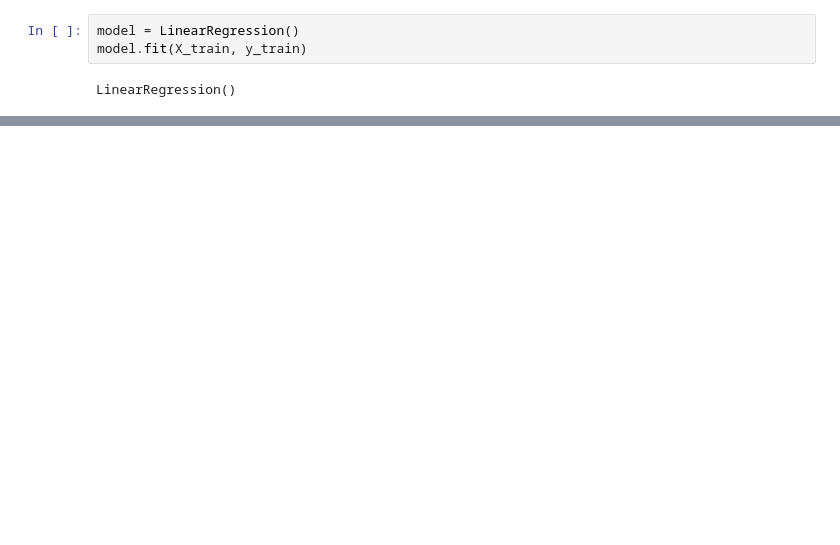
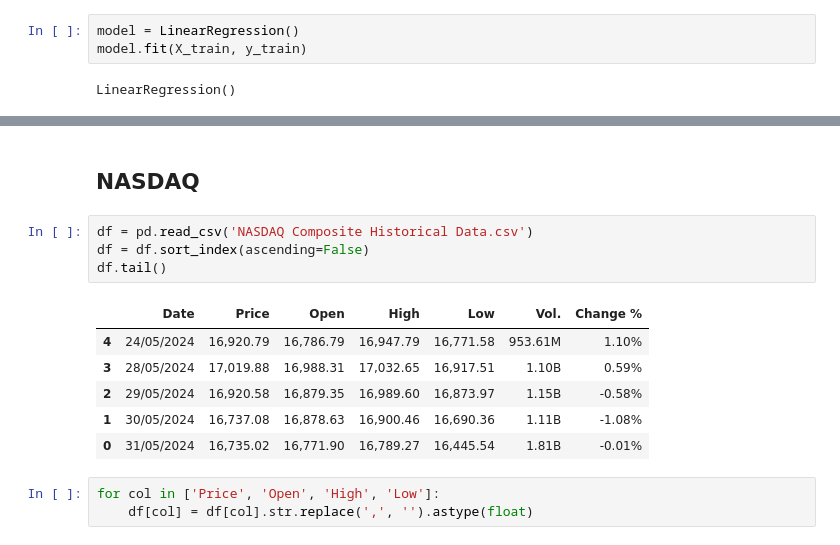
Before and after one commit to Annatruc/IS403_O22_HTCL_3, a Jupyter notebook: Models/Team3_LinearRegression.ipynb, the cells around one changed output, grey strips where cells are left out. Cells and saved outputs as stored; diff of their text form; blank space fills up the shorter version.

```diff
--- a/Models/Team3_LinearRegression.ipynb
+++ b/Models/Team3_LinearRegression.ipynb
@@ -106,0 +123,16 @@ plt.show()
+# %% [markdown]
+## NASDAQ
+# %%
+df = pd.read_csv('NASDAQ Composite Historical Data.csv')
+df = df.sort_index(ascending=False)
+df.tail()
+# %% [output]
+|  | Date | Price | Open | High | Low | Vol. | Change % |
+| 4 | 24/05/2024 | 16,920.79 | 16,786.79 | 16,947.79 | 16,771.58 | 953.61M | 1.10% |
+| 3 | 28/05/2024 | 17,019.88 | 16,988.31 | 17,032.65 | 16,917.51 | 1.10B | 0.59% |
+| 2 | 29/05/2024 | 16,920.58 | 16,879.35 | 16,989.60 | 16,873.97 | 1.15B | -0.58% |
+| 1 | 30/05/2024 | 16,737.08 | 16,878.63 | 16,900.46 | 16,690.36 | 1.11B | -1.08% |
+| 0 | 31/05/2024 | 16,735.02 | 16,771.90 | 16,789.27 | 16,445.54 | 1.81B | -0.01% |
+# %%
+for col in ['Price', 'Open', 'High', 'Low']:
+    df[col] = df[col].str.replace(',', '').astype(float)
```
Also changed, not shown: parts of 30 cells of this notebook, 3 other files.
